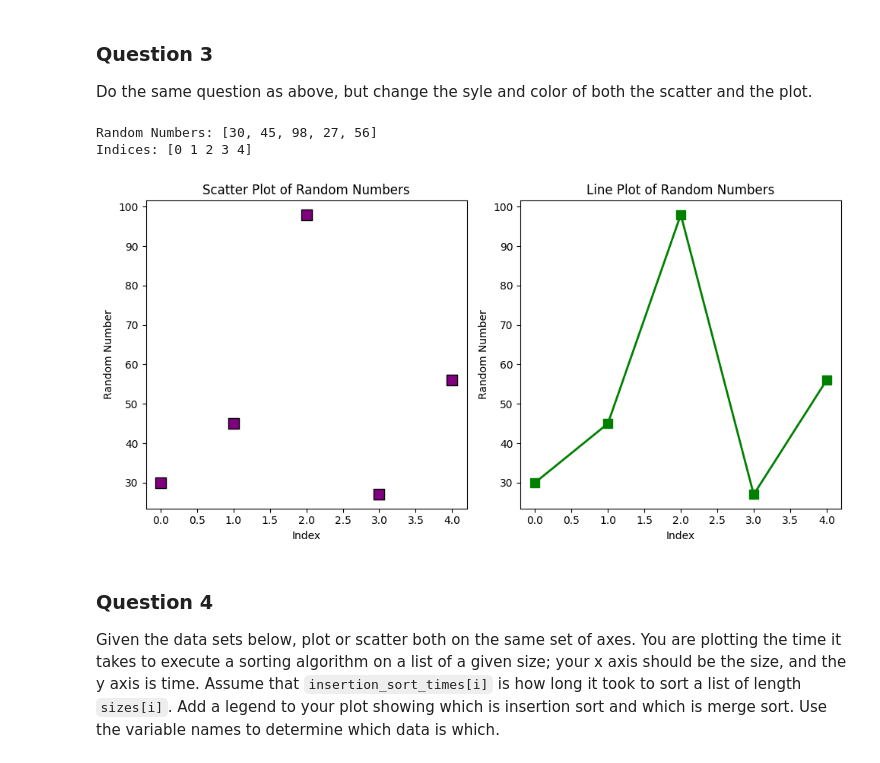
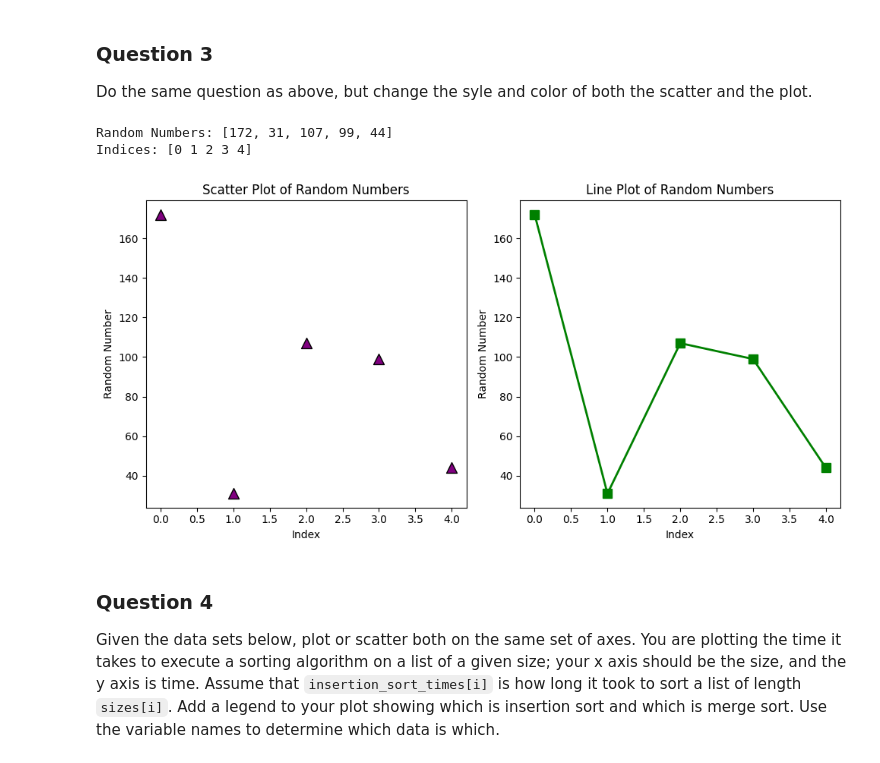
Before and after one commit to anjana-codes/webmin-03-project, a Jupyter notebook: pyplot.ipynb, the cells around one changed output. Saved outputs shown, nothing was run; the diff lists cells and outputs as text; code cells hidden in the pictures.

```diff
--- a/pyplot.ipynb
+++ b/pyplot.ipynb
@@ -110,36 +111,36 @@ import numpy as np
 import random
 
 # Generate 5 random integers for y-axis
 random_numbers = [random.randint(20, 200) for _ in range(5)]
 print("Random Numbers:", random_numbers)
 
 # Create x-axis values (indices)
 x = np.arange(len(random_numbers))
 print("Indices:", x)
 
 # Create the plots
 plt.figure(figsize=(10, 5))
 
 # Scatter plot with updated style and color
 plt.subplot(1, 2, 1)
-plt.scatter(x, random_numbers, color='purple', marker='s', s=100, edgecolor='black')  # purple square with black edge
+plt.scatter(x, random_numbers, color='purple', marker='^', s=100, edgecolor='black')  # purple square with black edge
 plt.title('Scatter Plot of Random Numbers')
 plt.xlabel('Index')
 plt.ylabel('Random Number')
 
 # Line plot with updated style and color
 plt.subplot(1, 2, 2)
 plt.plot(x, random_numbers, color='green', marker='s', linestyle='-', linewidth=2, markersize=8)
 plt.title('Line Plot of Random Numbers')
 plt.xlabel('Index')
 plt.ylabel('Random Number')
 
 plt.tight_layout()
 plt.show()
 # %% [output]
-Random Numbers: [30, 45, 98, 27, 56]
+Random Numbers: [172, 31, 107, 99, 44]
 Indices: [0 1 2 3 4]
-[figure, old version]
+[figure, new version]
 # %% [markdown]
 ### Question 4
  Given the data sets below, plot or scatter both on the same set of axes.  You are plotting the time it takes to execute a sorting algorithm on a list of a given size; your x axis should be the size, and the y axis is time.  Assume that `insertion_sort_times[i]` is how long it took to sort a list of length `sizes[i]`.  Add a legend to your plot showing which is insertion sort and which is merge sort.  Use the variable names to determine which data is which.
```
Also changed, not shown: parts of 4 cells of this notebook, 1 other file.
